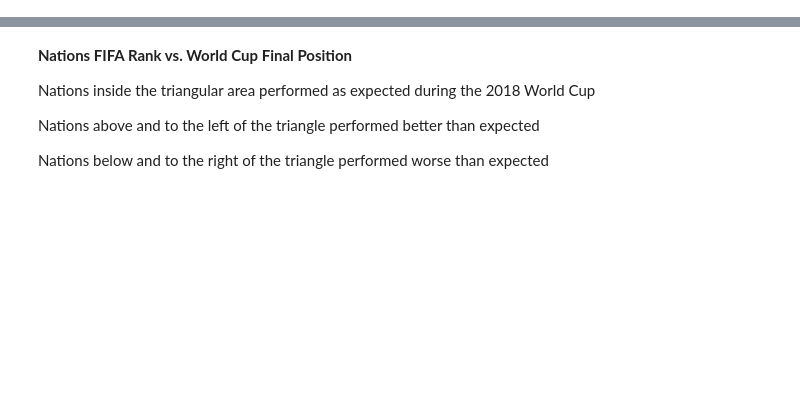
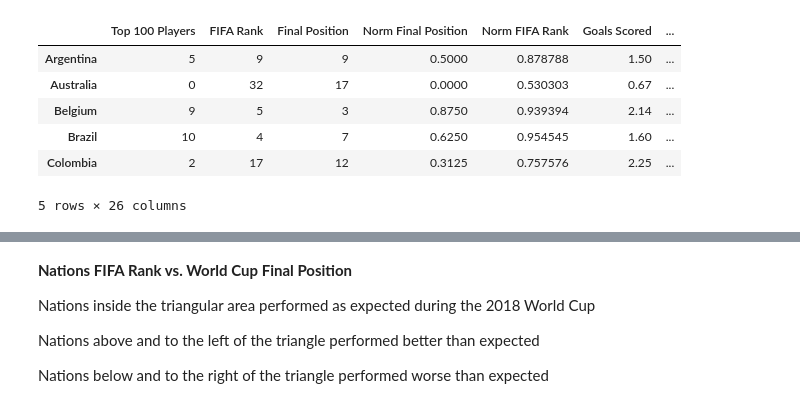
Before and after one commit to acpollmann/soccer-training, a Jupyter notebook: main_notebook.ipynb, the cells around one changed output, grey strips where cells are left out. Cells and saved outputs as stored; diff of their text form; code cells hidden in the pictures; blank space fills up the shorter version.

```diff
--- a/main_notebook.ipynb
+++ b/main_notebook.ipynb
@@ -100,7 +100,7 @@ games_14_df["rank"] = games_14_df["TEAM"].map(fifaRankingPosition_14)
 games_14_df["top100"] = games_14_df["TEAM"].map(numTop100Players_14)
 games_14_df["value"] = games_14_df["TEAM"].map(rosterValueMillionsDollars_14)
 # %%
-### MISSING: add new potentially relevant features from the 2010 WC
+# add new potentially relevant features from the 2010 WC
 
 fifaRankingPosition_10 = {"France": 21, "Mexico": 24, "South Africa": 66, "Uruguay": 6,
                 "Argentina": 5, "Greece": 12, "Nigeria": 30, "South Korea": 44,
@@ -111,15 +111,14 @@ fifaRankingPosition_10 = {"France": 21, "Mexico": 24, "South Africa": 66, "Urugu
                 "Brazil": 3, "Ivory Coast": 26, "North Korea": 103, "Portugal": 8,
                 "Chile": 10, "Honduras": 46, "Spain": 1, "Switzerland": 18}
 
-#TODO: @Felipe fill in values
-numTop100Players_10 = {"France": 0, "Mexico": 0, "South Africa": 0, "Uruguay": 0,
-                "Argentina": 0, "Greece": 0, "Nigeria": 0, "South Korea": 0,
-                "Algeria": 0, "England": 0, "Slovenia": 0, "United States": 0,
-                "Australia": 0, "Germany": 0, "Ghana": 0, "Serbia": 0,
-                "Cameroon": 0, "Denmark": 0, "Japan": 0, "Netherlands": 0,
-                "Italy": 0, "New Zealand": 0, "Paraguay": 0, "Slovakia": 0,
-                "Brazil": 0, "Ivory Coast": 0, "North Korea": 0, "Portugal": 0,
-                "Chile": 0, "Honduras": 0, "Spain": 0, "Switzerland": 0}
+numTop100Players_10 = {"France": 7, "Mexico": 0, "South Africa": 0, "Uruguay": 1,
+                "Argentina": 8, "Greece": 0, "Nigeria": 0, "South Korea": 0,
+                "Algeria": 0, "England": 9, "Slovenia": 0, "United States": 0,
+                "Australia": 0, "Germany": 6, "Ghana": 1, "Serbia": 1,
+                "Cameroon": 1, "Denmark": 0, "Japan": 0, "Netherlands": 5,
+                "Italy": 6, "New Zealand": 0, "Paraguay": 0, "Slovakia": 0,
+                "Brazil": 7, "Ivory Coast": 2, "North Korea": 0, "Portugal": 3,
+                "Chile": 0, "Honduras": 0, "Spain": 13, "Switzerland": 0}
 
 rosterValueMillionsDollars_10 = {"South Africa": 46.55, "Mexico": 126.35, "Uruguay": 192.85, "France": 598.5,
                     "Argentina": 518.7, "Nigeria": 152.95, "South Korea": 66.5, "Greece": 133,
@@ -213,0 +196,4 @@ Colombia         0.757576
+# %%
+nationsDf_10 = dfs["nationsDf_10"]
+nationsDf_14 = dfs["nationsDf_14"]
+nationsDf_18 = dfs["nationsDf_18"]
@@ -260,7 +448,7 @@ for nation in nationsDf_18.index:
     valTimeOppThird = np.mean((games_18_df[games_18_df["TEAM"] == nation])["time opp third"])
 
     avgGoalsFor[nation] = np.round(valGoalsFor, 2)
-    avgGoalsAgainst[nation] = np.round(valGoalsFor, 2)
+    avgGoalsAgainst[nation] = np.round(valGoalsAgainst, 2)
     avgPassesComp[nation] = np.round(valPassesComp, 2)
     avgTotalPasses[nation] = np.round(valTotalPasses, 2)
     avgPassAcc[nation] = np.round(valPassAccuracy, 2)
@@ -275,33 +463,43 @@ for nation in nationsDf_18.index:
     avgFoulsSuffered[nation] = np.round(valFoulsSuffered, 2)
     avgYellow[nation] = np.round(valYellow, 2)
     avgRed[nation] = np.round(valRed, 2)
     avgHighIntensity[nation] = np.round(valHighIntesity, 2)
     avgLowIntensity[nation] = np.round(valLowIntesity, 2)
     avgSprints[nation] = np.round(valSprints, 2)
     avgTimeOppHalf[nation] = np.round(valTimeOppHalf, 2)
     avgTimeOppThird[nation] = np.round(valTimeOppThird, 2)
 
 nationsDf_18["Goals Scored"] = nationsDf_18.index.map(avgGoalsFor)
 nationsDf_18["Goals Against"] = nationsDf_18.index.map(avgGoalsAgainst)
 nationsDf_18["Passes Completed"] = nationsDf_18.index.map(avgPassesComp)
 nationsDf_18["Total Passes"] = nationsDf_18.index.map(avgTotalPasses)
 nationsDf_18["Pass Accuracy"] = nationsDf_18.index.map(avgPassAcc)
 nationsDf_18["Total Shots"] = nationsDf_18.index.map(avgTotalShots)
 nationsDf_18["Shots on Target"] = nationsDf_18.index.map(avgOnTarget)
 nationsDf_18["Possession"] = nationsDf_18.index.map(avgPossession)
 nationsDf_18["Distance"] = nationsDf_18.index.map(avgDistance)
 nationsDf_18["Distance In Poss"] = nationsDf_18.index.map(avgDistancePoss)
 nationsDf_18["Distance Not In Poss"] = nationsDf_18.index.map(avgDistanceNotPoss)
 nationsDf_18["Offside"] = nationsDf_18.index.map(avgOffside)
 nationsDf_18["Fouls Committed"] = nationsDf_18.index.map(avgFoulsCommitted)
 nationsDf_18["Fouls Suffered"] = nationsDf_18.index.map(avgFoulsSuffered)
 nationsDf_18["Yellow"] = nationsDf_18.index.map(avgYellow)
 nationsDf_18["Red"] = nationsDf_18.index.map(avgRed)
 nationsDf_18["High Intensity"] = nationsDf_18.index.map(avgHighIntensity)
 nationsDf_18["Low Intensity"] = nationsDf_18.index.map(avgLowIntensity)
 nationsDf_18["Sprints"] = nationsDf_18.index.map(avgSprints)
 nationsDf_18["Time Opp Half"] = nationsDf_18.index.map(avgTimeOppHalf)
 nationsDf_18["Time Opp Third"] = nationsDf_18.index.map(avgTimeOppThird)
+
+nationsDf_18.head()
+# %% [output]
+|  | Top 100 Players | FIFA Rank | Final Position | Norm Final Position | Norm FIFA Rank | Goals Scored | ... |
+| Argentina | 5 | 9 | 9 | 0.5000 | 0.878788 | 1.50 | ... |
+| Australia | 0 | 32 | 17 | 0.0000 | 0.530303 | 0.67 | ... |
+| Belgium | 9 | 5 | 3 | 0.8750 | 0.939394 | 2.14 | ... |
+| Brazil | 10 | 4 | 7 | 0.6250 | 0.954545 | 1.60 | ... |
+| Colombia | 2 | 17 | 12 | 0.3125 | 0.757576 | 2.25 | ... |
+5 rows × 26 columns
 # %%
 # Visualize Correlations: Nation's final position against average stats
 
```
Also changed, not shown: parts of 8 cells of this notebook.
